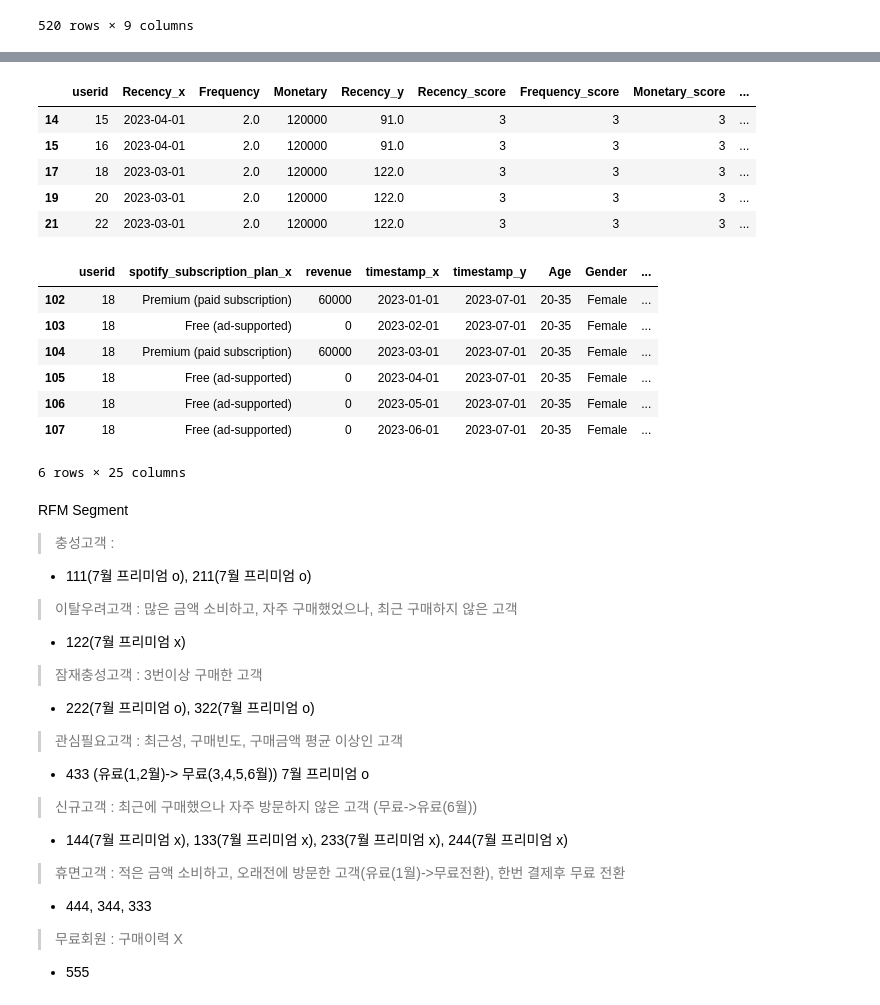
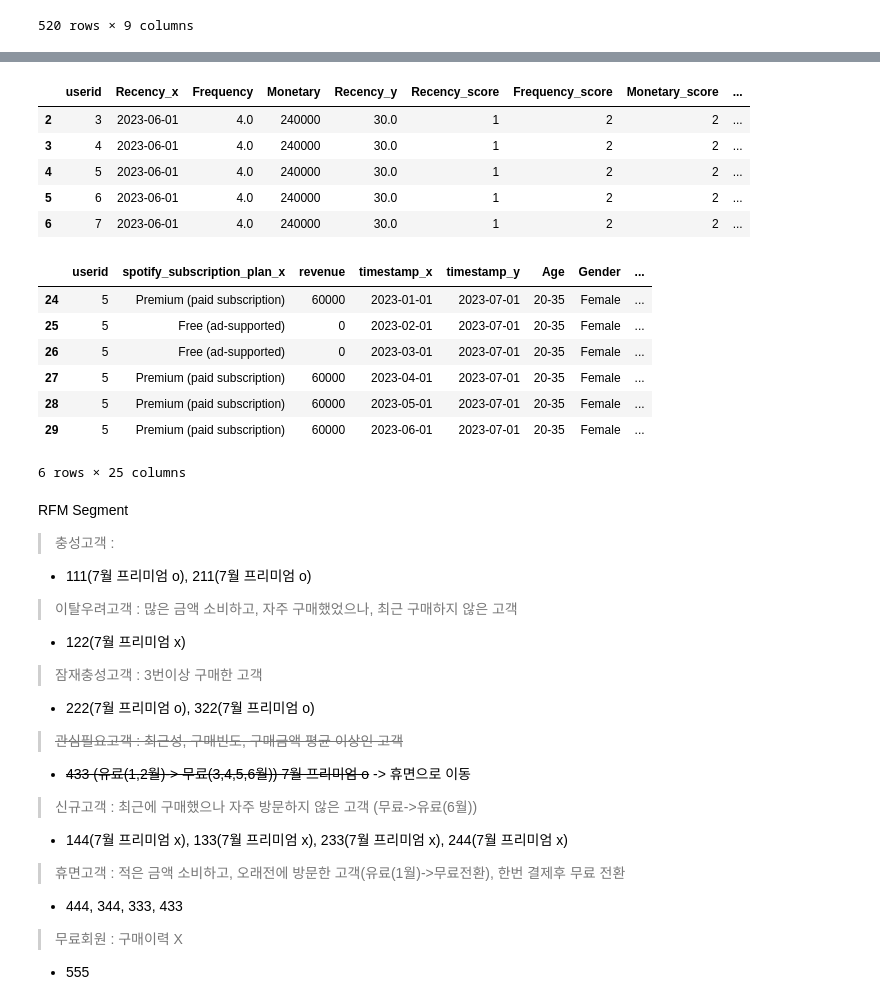
Before and after one commit to Joy-9707/sparta_practice, a Jupyter notebook: 실전프로젝트/spotify_2.ipynb, the cells around one changed output, grey strips where cells are left out. Saved outputs shown, nothing was run; the diff lists cells and outputs as text; code cells hidden in the pictures.

```diff
--- a/실전프로젝트/spotify_2.ipynb
+++ b/실전프로젝트/spotify_2.ipynb
@@ -484,24 +489,24 @@ RFM_score
 555    166
 Name: count, dtype: int64
 # %%
-RFM[RFM['RFM_score']=='333'].head()
+RFM[RFM['RFM_score']=='122'].head()
 # %% [output]
 |  | userid | Recency_x | Frequency | Monetary | Recency_y | Recency_score | Frequency_score | Monetary_score | ... |
-| 14 | 15 | 2023-04-01 | 2.0 | 120000 | 91.0 | 3 | 3 | 3 | ... |
-| 15 | 16 | 2023-04-01 | 2.0 | 120000 | 91.0 | 3 | 3 | 3 | ... |
-| 17 | 18 | 2023-03-01 | 2.0 | 120000 | 122.0 | 3 | 3 | 3 | ... |
-| 19 | 20 | 2023-03-01 | 2.0 | 120000 | 122.0 | 3 | 3 | 3 | ... |
-| 21 | 22 | 2023-03-01 | 2.0 | 120000 | 122.0 | 3 | 3 | 3 | ... |
+| 2 | 3 | 2023-06-01 | 4.0 | 240000 | 30.0 | 1 | 2 | 2 | ... |
+| 3 | 4 | 2023-06-01 | 4.0 | 240000 | 30.0 | 1 | 2 | 2 | ... |
+| 4 | 5 | 2023-06-01 | 4.0 | 240000 | 30.0 | 1 | 2 | 2 | ... |
+| 5 | 6 | 2023-06-01 | 4.0 | 240000 | 30.0 | 1 | 2 | 2 | ... |
+| 6 | 7 | 2023-06-01 | 4.0 | 240000 | 30.0 | 1 | 2 | 2 | ... |
 # %%
-spotify[spotify['userid']==18]
+spotify[spotify['userid']==5]
 # %% [output]
 |  | userid | spotify_subscription_plan_x | revenue | timestamp_x | timestamp_y | Age | Gender | ... |
-| 102 | 18 | Premium (paid subscription) | 60000 | 2023-01-01 | 2023-07-01 | 20-35 | Female | ... |
-| 103 | 18 | Free (ad-supported) | 0 | 2023-02-01 | 2023-07-01 | 20-35 | Female | ... |
-| 104 | 18 | Premium (paid subscription) | 60000 | 2023-03-01 | 2023-07-01 | 20-35 | Female | ... |
-| 105 | 18 | Free (ad-supported) | 0 | 2023-04-01 | 2023-07-01 | 20-35 | Female | ... |
-| 106 | 18 | Free (ad-supported) | 0 | 2023-05-01 | 2023-07-01 | 20-35 | Female | ... |
-| 107 | 18 | Free (ad-supported) | 0 | 2023-06-01 | 2023-07-01 | 20-35 | Female | ... |
+| 24 | 5 | Premium (paid subscription) | 60000 | 2023-01-01 | 2023-07-01 | 20-35 | Female | ... |
+| 25 | 5 | Free (ad-supported) | 0 | 2023-02-01 | 2023-07-01 | 20-35 | Female | ... |
+| 26 | 5 | Free (ad-supported) | 0 | 2023-03-01 | 2023-07-01 | 20-35 | Female | ... |
+| 27 | 5 | Premium (paid subscription) | 60000 | 2023-04-01 | 2023-07-01 | 20-35 | Female | ... |
+| 28 | 5 | Premium (paid subscription) | 60000 | 2023-05-01 | 2023-07-01 | 20-35 | Female | ... |
+| 29 | 5 | Premium (paid subscription) | 60000 | 2023-06-01 | 2023-07-01 | 20-35 | Female | ... |
 6 rows × 25 columns
 # %% [markdown]
 RFM Segment
@@ -512,11 +517,11 @@ RFM Segment
 - 122(7월 프리미엄 x)
 > 잠재충성고객 : 3번이상 구매한 고객
 - 222(7월 프리미엄 o), 322(7월 프리미엄 o)
-> 관심필요고객 : 최근성, 구매빈도, 구매금액 평균 이상인 고객
-- 433 (유료(1,2월)-> 무료(3,4,5,6월)) 7월 프리미엄 o
+> ~~관심필요고객 : 최근성, 구매빈도, 구매금액 평균 이상인 고객~~
+- ~~433 (유료(1,2월)-> 무료(3,4,5,6월)) 7월 프리미엄 o~~ -> 휴면으로 이동
 > 신규고객 : 최근에 구매했으나 자주 방문하지 않은 고객 (무료->유료(6월))
 - 144(7월 프리미엄 x), 133(7월 프리미엄 x), 233(7월 프리미엄 x), 244(7월 프리미엄 x)
 > 휴면고객 : 적은 금액 소비하고, 오래전에 방문한 고객(유료(1월)->무료전환), 한번 결제후 무료 전환
-- 444, 344, 333
+- 444, 344, 333, 433
 > 무료회원 : 구매이력 X
 - 555
```
Also changed, not shown: parts of 24 cells of this notebook, 2 other files.
